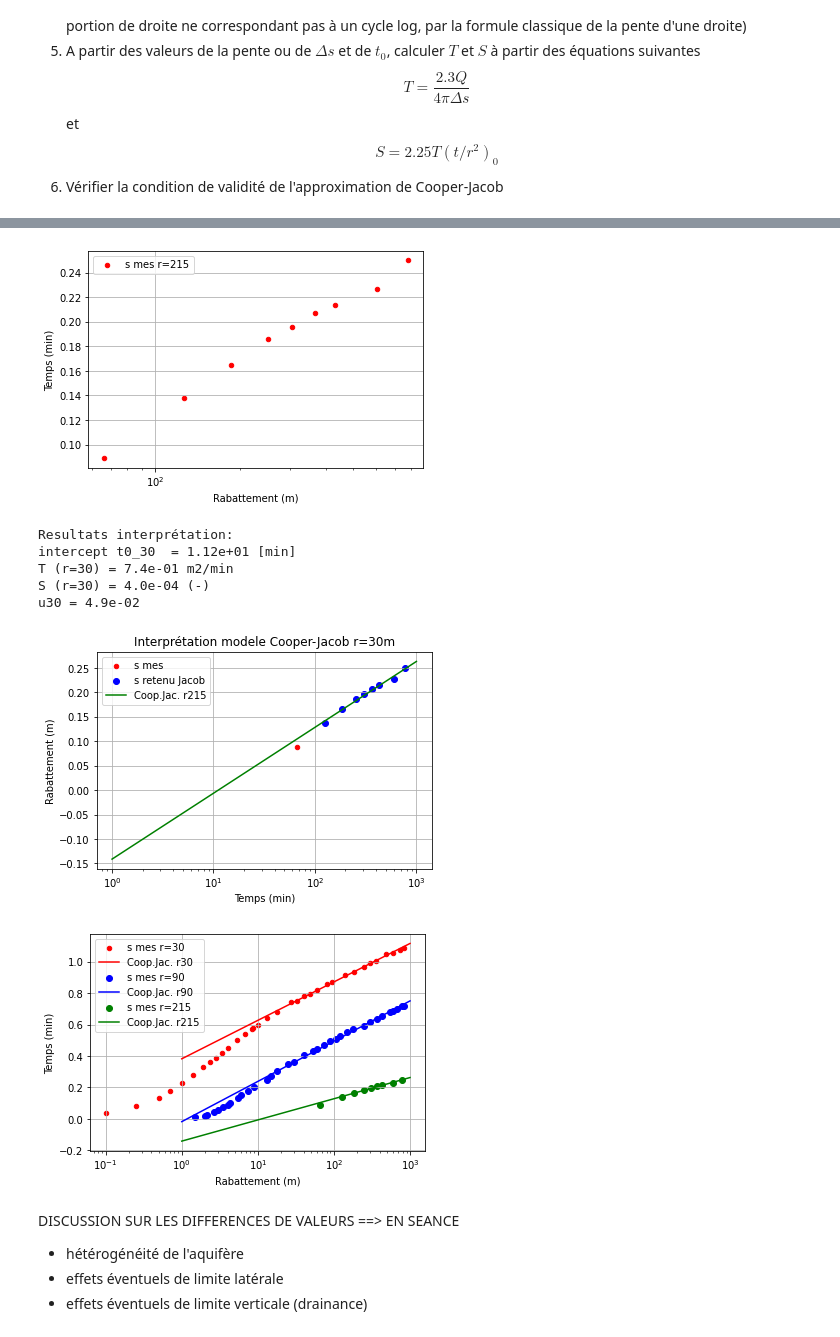
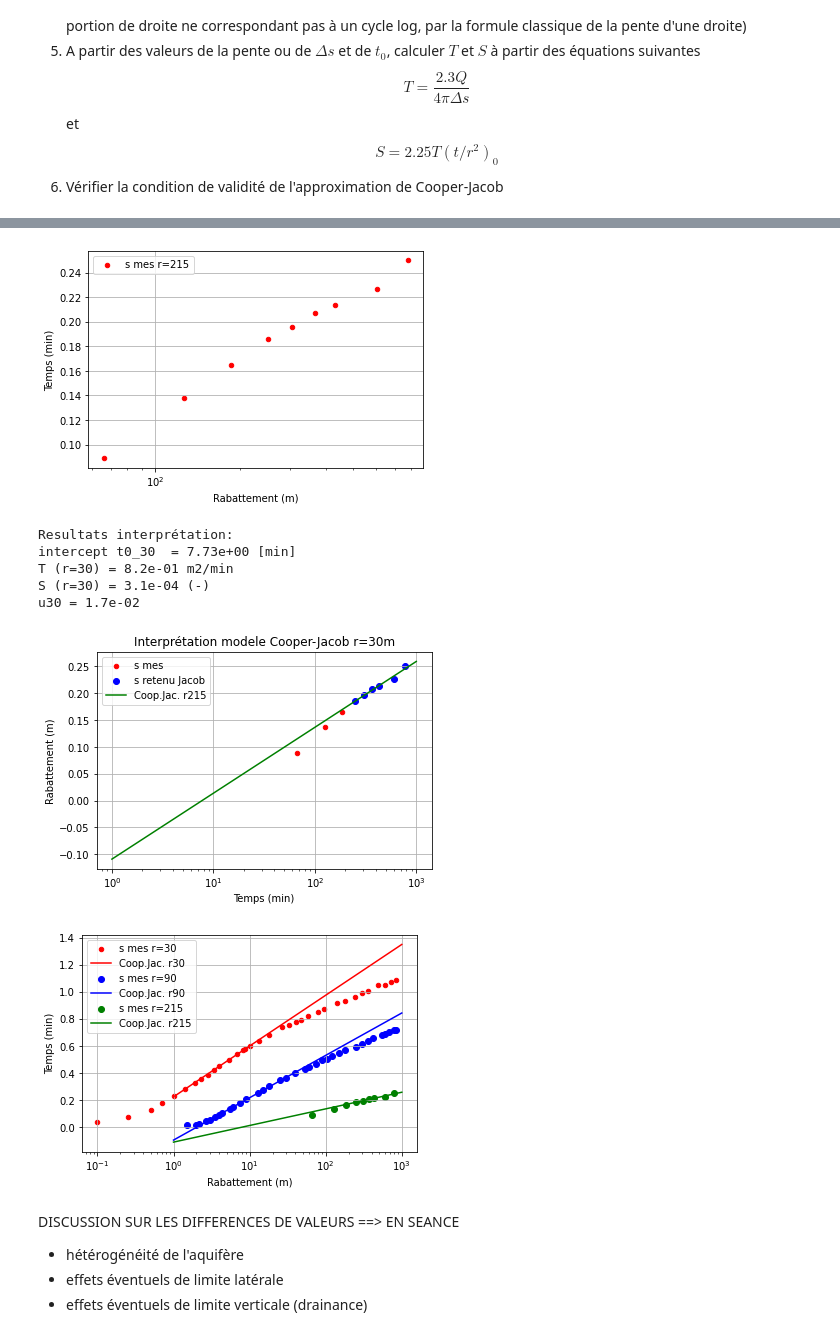
Before and after one commit to larroque852/NB_ENS2_OPT_HYDRODYN, a Jupyter notebook: ENS2_OPT_corrige_Jacob.ipynb, the cells around one changed output, grey strips where cells are left out. Saved outputs shown, nothing was run; the diff lists cells and outputs as text; code cells hidden in the pictures.

```diff
--- a/ENS2_OPT_corrige_Jacob.ipynb
+++ b/ENS2_OPT_corrige_Jacob.ipynb
@@ -274,7 +381,8 @@ plt.legend(loc='best')
 plt.show()
 
 # choix valeurs retenues Jacob apres examen des données brutes (figure précédente)
-df_r90_jacob = df_r90.loc[(df_r90['t_min'] > 8) & (df_r90['t_min'] < 1000)].copy()
+df_r90_jacob = df_r90.loc[(df_r90['t_min'] >= 5) & (df_r90['t_min'] <= 40)].copy()
+#df_r90_jacob = df_r90.loc[(df_r90['t_min'] > 2) & (df_r90['t_min'] < 20)].copy()
 
 #modèle de CJ interprétation droite
 df_r90_jacob = df_r90_jacob.assign(logt = np.log10(df_r90_jacob['t_min']))
@@ -325,7 +433,7 @@ ax.set_ylabel("Temps (min)")
 plt.show()
 
 # choix valeurs retenues Jacob apres examen des données brutes (figure précédente)
-df_r30_jacob = df_r30.loc[(df_r30['t_min'] > 10) & (df_r30['t_min'] < 1000)].copy()
+df_r30_jacob = df_r30.loc[(df_r30['t_min'] >= 1) & (df_r30['t_min'] <= 30)].copy()
 
 
 #r = 30 calage Jacob
@@ -379,7 +487,7 @@ ax.set_ylabel("Temps (min)")
 plt.show()
 
 # choix valeurs retenues Jacob apres examen des données brutes (figure précédente)
-df_r215_jacob = df_r215.loc[(df_r215['t_min'] > 100) & (df_r215['t_min'] < 1000)].copy()
+df_r215_jacob = df_r215.loc[(df_r215['t_min'] > 200) & (df_r215['t_min'] < 1000)].copy()
 
 
 #r = 215 calage Jacob
@@ -405,39 +513,39 @@ s_215_mod = (2.3*Q/4/np.pi/T215)*np.log10(2.25*T215*t_mod/r215**2 /S215)
 
 
 
 #representation graphique données + modele CJ
 ax = df_r215.plot(kind = 'scatter',x='t_min',y='s_m',logx = True, color='red', grid='on',label='s mes')
 ax.scatter(df_r215_jacob['t_min'],df_r215_jacob['s_m'],label='s retenu Jacob', color='blue')
 plt.plot(t_mod,s_215_mod,label='Coop.Jac. r215',color = 'green')
 ax.set_ylabel("Rabattement (m)")
 ax.set_xlabel("Temps (min)")
 plt.legend(loc='best')
 plt.title('Interprétation modele Cooper-Jacob r=30m')
 plt.show()
 
 
 #representation synthétique toutes les interpretations
 ax = df_r30.plot(kind = 'scatter',x='t_min',y='s_m',label='s mes r=30',
                        logx = True,
                        color='red', grid='on')
 ax.set_xlabel("Rabattement (m)")
 ax.set_ylabel("Temps (min)")
 plt.plot(t_mod,s_30_mod,color='red',label='Coop.Jac. r30')
 plt.scatter(df_r90['t_min'],df_r90['s_m'],color='blue',label='s mes r=90')
 plt.plot(t_mod,s_90_mod,color='blue',label='Coop.Jac. r90')
 plt.scatter(df_r215['t_min'],df_r215['s_m'],color='green',label='s mes r=215')
 plt.plot(t_mod,s_215_mod,color='green',label='Coop.Jac. r215')
 plt.legend(loc='best')
 plt.show()
 # %% [output]
 [figure]
 Resultats interprétation:
-intercept t0_30  = 1.12e+01 [min]
-T (r=30) = 7.4e-01 m2/min
-S (r=30) = 4.0e-04 (-)
-u30 = 4.9e-02
+intercept t0_30  = 7.73e+00 [min]
+T (r=30) = 8.2e-01 m2/min
+S (r=30) = 3.1e-04 (-)
+u30 = 1.7e-02
-[figure, old version]
+[figure, new version]
-[figure, old version]
+[figure, new version]
 # %% [markdown]
 DISCUSSION SUR LES DIFFERENCES DE VALEURS ==> EN SEANCE
 - hétérogénéité de l'aquifère
```
Also changed, not shown: parts of 8 cells of this notebook.
